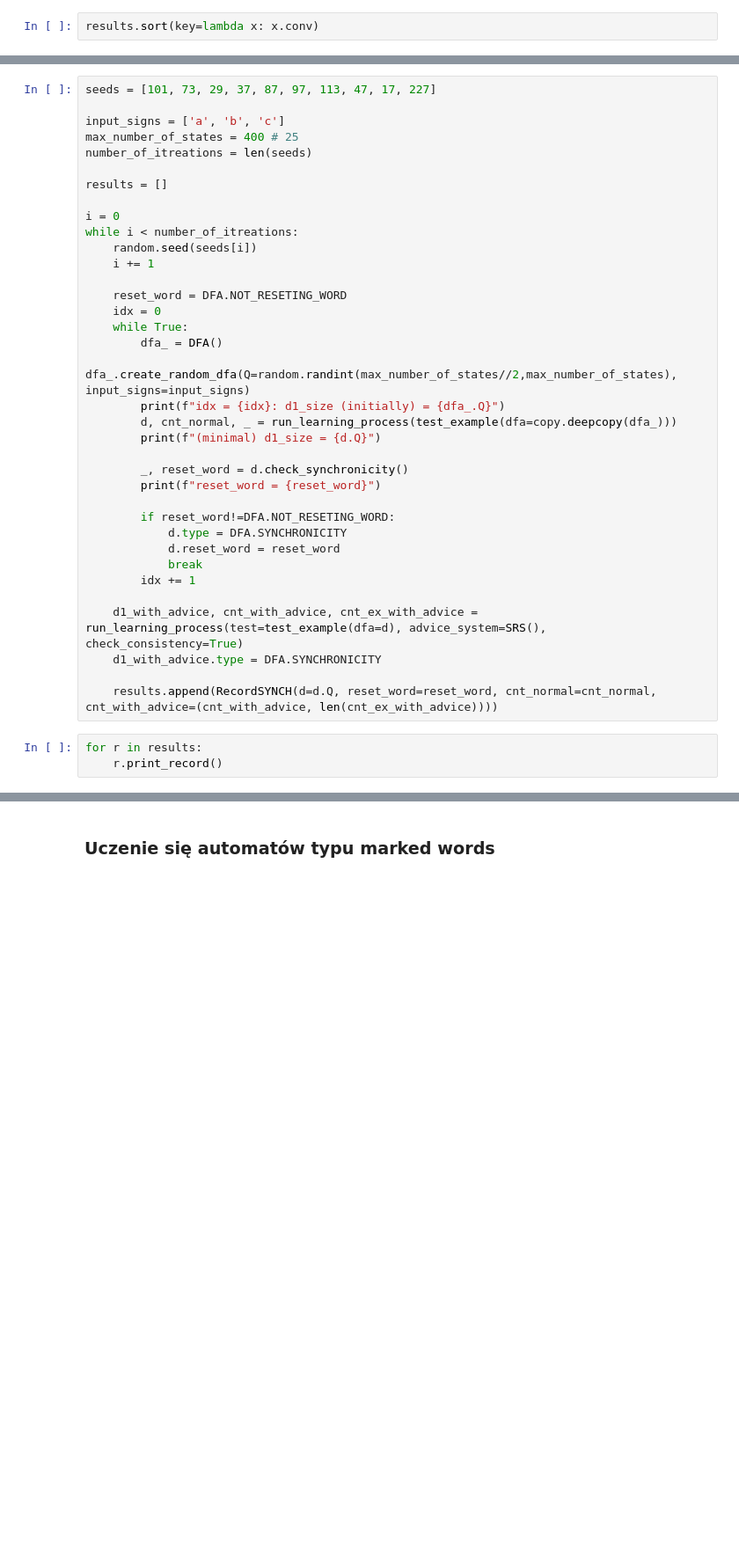
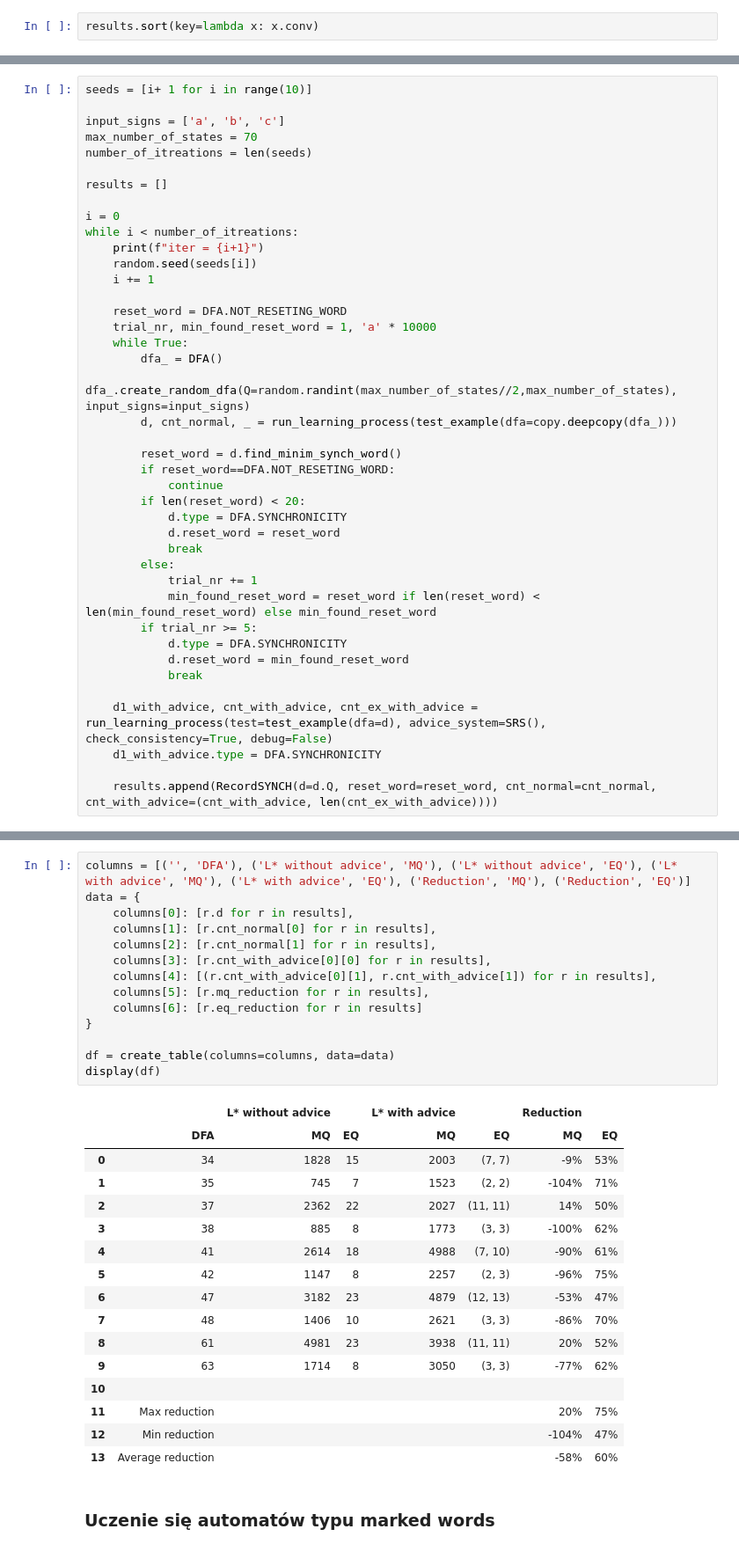
Before and after one commit to michalfica/Learning-automata-with-SRS-, a Jupyter notebook: test_algorithm/test_InferringDFA.ipynb, the cells around one changed output, grey strips where cells are left out. Shown at 88% size. Drawn from its saved outputs; the diff is of its cells as text; blank space fills up the shorter version.

```diff
--- a/test_algorithm/test_InferringDFA.ipynb
+++ b/test_algorithm/test_InferringDFA.ipynb
@@ -365,39 +379,41 @@ class RecordSYNCH:
 # %%
-seeds = [101, 73, 29, 37, 87, 97, 113, 47, 17, 227]
+seeds = [i+ 1 for i in range(10)]
 
 input_signs = ['a', 'b', 'c']
-max_number_of_states = 400 # 25
+max_number_of_states = 70
 number_of_itreations = len(seeds)
 
 results = []
 
 i = 0
 while i < number_of_itreations:
+    print(f"iter = {i+1}")
     random.seed(seeds[i])
     i += 1
 
     reset_word = DFA.NOT_RESETING_WORD
-    idx = 0
+    trial_nr, min_found_reset_word = 1, 'a' * 10000
     while True:
         dfa_ = DFA()
         dfa_.create_random_dfa(Q=random.randint(max_number_of_states//2,max_number_of_states), input_signs=input_signs)
-        print(f"idx = {idx}: d1_size (initially) = {dfa_.Q}")
         d, cnt_normal, _ = run_learning_process(test_example(dfa=copy.deepcopy(dfa_)))
-        print(f"(minimal) d1_size = {d.Q}")
 
-        _, reset_word = d.check_synchronicity()
-        print(f"reset_word = {reset_word}")
-
-        if reset_word!=DFA.NOT_RESETING_WORD:
+        reset_word = d.find_minim_synch_word()
+        if reset_word==DFA.NOT_RESETING_WORD:
+            continue
+        if len(reset_word) < 20:
             d.type = DFA.SYNCHRONICITY
             d.reset_word = reset_word
             break
-        idx += 1
+        else:
+            trial_nr += 1
+            min_found_reset_word = reset_word if len(reset_word) < len(min_found_reset_word) else min_found_reset_word
+        if trial_nr >= 5:
+            d.type = DFA.SYNCHRONICITY
+            d.reset_word = min_found_reset_word
+            break
 
-    d1_with_advice, cnt_with_advice, cnt_ex_with_advice = run_learning_process(test=test_example(dfa=d), advice_system=SRS(), check_consistency=True)
+    d1_with_advice, cnt_with_advice, cnt_ex_with_advice = run_learning_process(test=test_example(dfa=d), advice_system=SRS(), check_consistency=True, debug=False)
     d1_with_advice.type = DFA.SYNCHRONICITY
 
     results.append(RecordSYNCH(d=d.Q, reset_word=reset_word, cnt_normal=cnt_normal, cnt_with_advice=(cnt_with_advice, len(cnt_ex_with_advice))))
-# %%
-for r in results:
-    r.print_record()
@@ -415,3 +422,34 @@ for r in results:
+# %%
+columns = [('', 'DFA'), ('L* without advice', 'MQ'), ('L* without advice', 'EQ'), ('L* with advice', 'MQ'), ('L* with advice', 'EQ'), ('Reduction', 'MQ'), ('Reduction', 'EQ')]
+data = {
+    columns[0]: [r.d for r in results],
+    columns[1]: [r.cnt_normal[0] for r in results],
+    columns[2]: [r.cnt_normal[1] for r in results],
+    columns[3]: [r.cnt_with_advice[0][0] for r in results],
+    columns[4]: [(r.cnt_with_advice[0][1], r.cnt_with_advice[1]) for r in results],
+    columns[5]: [r.mq_reduction for r in results],
+    columns[6]: [r.eq_reduction for r in results]
+}
+
+df = create_table(columns=columns, data=data)
+display(df)
+# %% [output]
+|  |  | L* without advice |  | L* with advice |  | Reduction |  |
+|  | DFA | MQ | EQ | MQ | EQ | MQ | EQ |
+| 0 | 34 | 1828 | 15 | 2003 | (7, 7) | -9% | 53% |
+| 1 | 35 | 745 | 7 | 1523 | (2, 2) | -104% | 71% |
+| 2 | 37 | 2362 | 22 | 2027 | (11, 11) | 14% | 50% |
+| 3 | 38 | 885 | 8 | 1773 | (3, 3) | -100% | 62% |
+| 4 | 41 | 2614 | 18 | 4988 | (7, 10) | -90% | 61% |
+| 5 | 42 | 1147 | 8 | 2257 | (2, 3) | -96% | 75% |
+| 6 | 47 | 3182 | 23 | 4879 | (12, 13) | -53% | 47% |
+| 7 | 48 | 1406 | 10 | 2621 | (3, 3) | -86% | 70% |
+| 8 | 61 | 4981 | 23 | 3938 | (11, 11) | 20% | 52% |
+| 9 | 63 | 1714 | 8 | 3050 | (3, 3) | -77% | 62% |
+| 10 |  |  |  |  |  |  |  |
+| 11 | Max reduction |  |  |  |  | 20% | 75% |
+| 12 | Min reduction |  |  |  |  | -104% | 47% |
+| 13 | Average reduction |  |  |  |  | -58% | 60% |
 # %% [markdown]
 ### Uczenie się automatów typu **marked words**
 # %%
```
Also changed, not shown: parts of 40 cells of this notebook, 1 other file.
